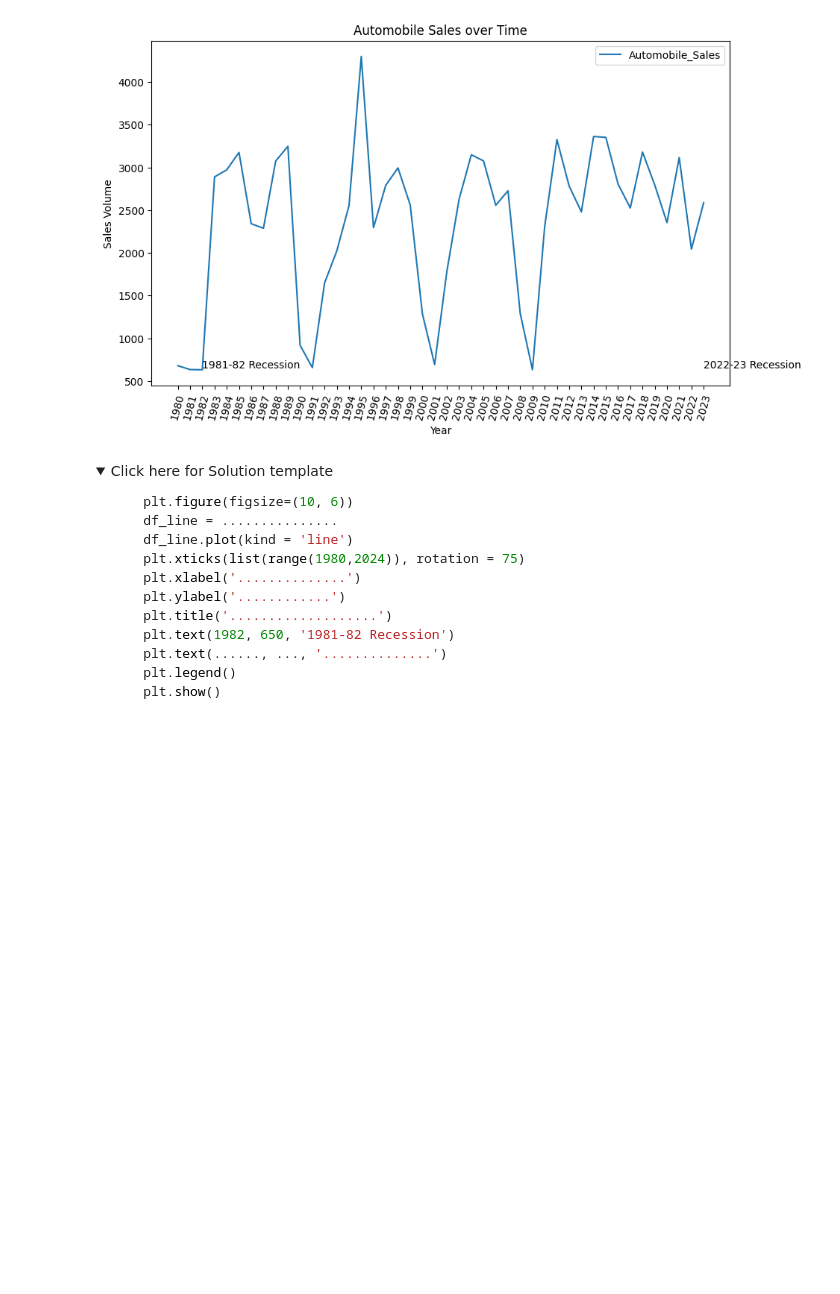
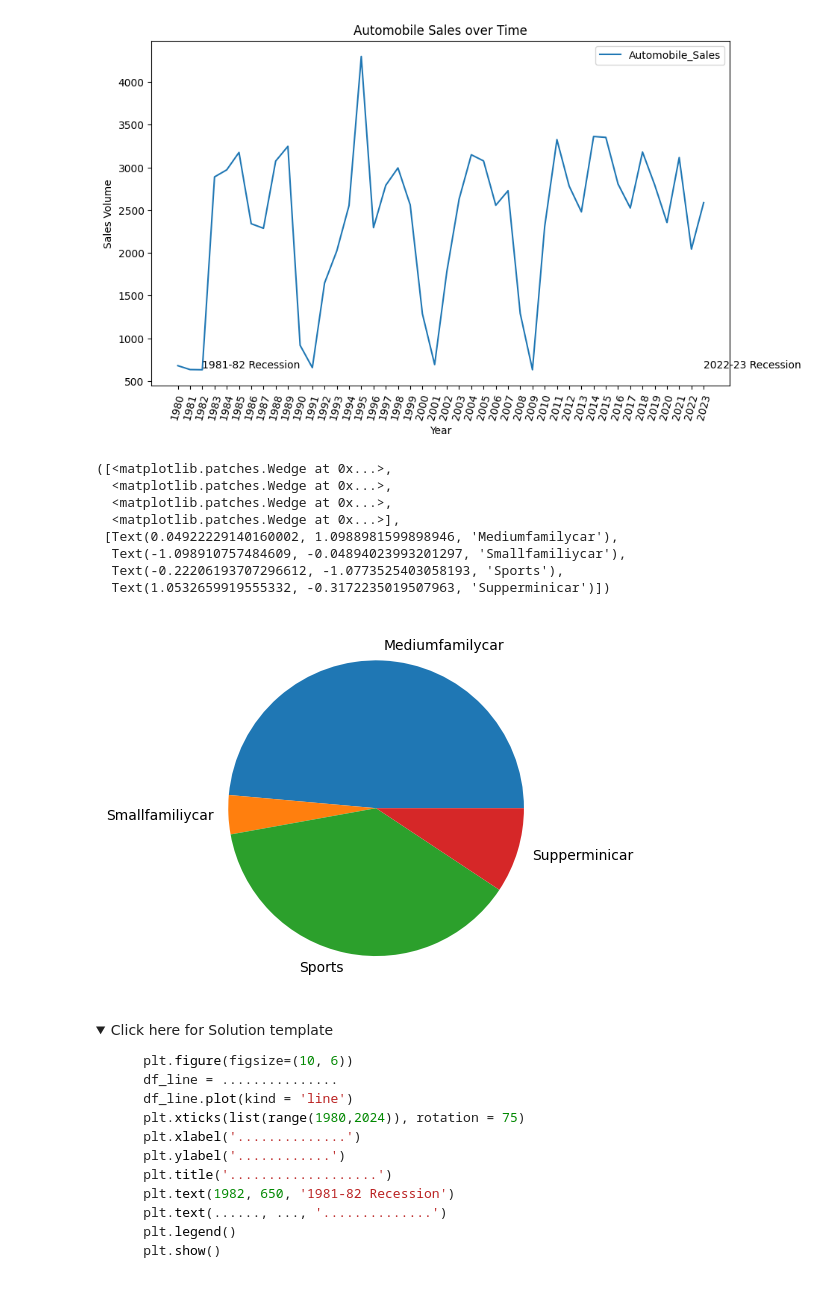
Before and after one commit to jia-von/junior-data-analyst, a Jupyter notebook: 20230727/DV0101EN-Exercise-Final-Assignment-Part-1-20230614-1686700800.jupyterlite.ipynb, the cells around one changed output. Saved outputs shown, nothing was run; the diff lists cells and outputs as text; code cells hidden in the pictures; folded sections open; blank space fills up the shorter version.

```diff
--- a/20230727/DV0101EN-Exercise-Final-Assignment-Part-1-20230614-1686700800.jupyterlite.ipynb
+++ b/20230727/DV0101EN-Exercise-Final-Assignment-Part-1-20230614-1686700800.jupyterlite.ipynb
@@ -164,6 +182,21 @@ plt.legend()
 plt.show()
 # %% [output]
 [figure]
+# %%
+yearly_data = df[df['Year'] == 1999]
+grouped = yearly_data.groupby('Vehicle_Type')['Advertising_Expenditure'].sum().reset_index()
+
+plt.pie(data=grouped,x='Advertising_Expenditure',labels='Vehicle_Type')
+# %% [output]
+([<matplotlib.patches.Wedge at 0x...>,
+  <matplotlib.patches.Wedge at 0x...>,
+  <matplotlib.patches.Wedge at 0x...>,
+  <matplotlib.patches.Wedge at 0x...>],
+ [Text(0.04922229140160002, 1.0988981599898946, 'Mediumfamilycar'),
+  Text(-1.098910757484609, -0.04894023993201297, 'Smallfamiliycar'),
+  Text(-0.22206193707296612, -1.0773525403058193, 'Sports'),
+  Text(1.0532659919555332, -0.3172235019507963, 'Supperminicar')])
+[figure, added]
 # %% [markdown]
 <details>
     <summary>Click here for Solution template</summary>
```
Also changed, not shown: parts of 15 cells of this notebook.
